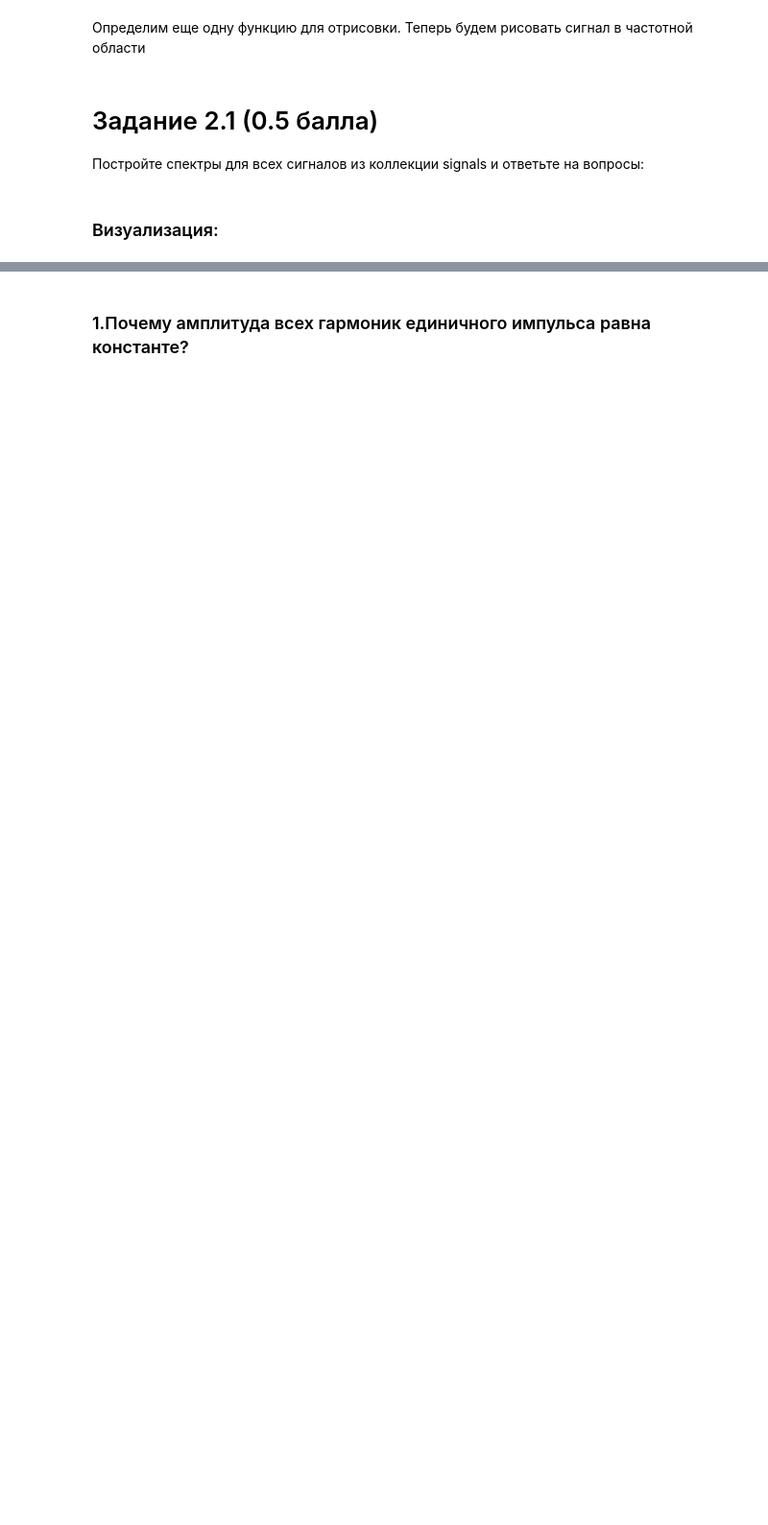
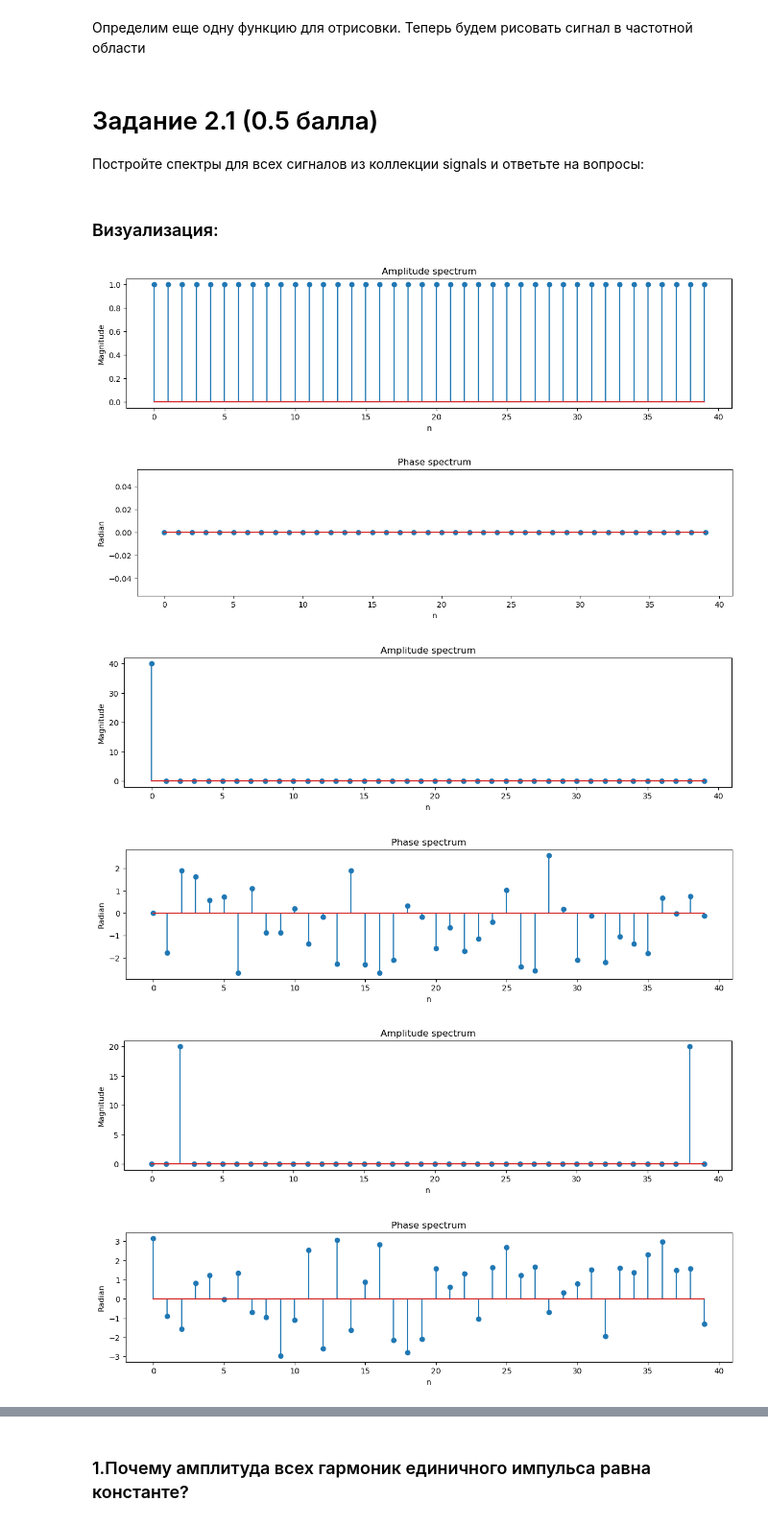
Before and after one commit to YanaSalova/dsp_labs, a Jupyter notebook: lab2.ipynb, the cells around one changed output, grey strips where cells are left out. Shown at 96% size. Saved outputs shown, nothing was run; the diff lists cells and outputs as text; code cells hidden in the pictures; blank space fills up the shorter version.

```diff
--- a/lab2.ipynb
+++ b/lab2.ipynb
@@ -83,3 +85,13 @@ def DFT(x):
+# %%
+def DFT(x):
+    N = len(x)
+    X = np.zeros(N, dtype=complex)
+    for k in range(N):
+        for n in range(N):
+            X[k] += x[n] * np.exp(-2j * np.pi * k * n / N)
+    return X
+
+    raise NotImplementedError()
 # %% [markdown]
 Сравнение с библиотекой scipy
 # %%
@@ -135,17 +176,11 @@ print("All ok!")
 # %%
 #функция построения амплитудного спектра
 def get_amplitude_from_spec(spec):
-    # YOUR CODE HERE
-
-
-    raise NotImplementedError()
+    return np.abs(spec)
 
 #функция построения фазового спектра
 def get_phi_from_spec(spec):
-    # YOUR CODE HERE
-
-
-    raise NotImplementedError()
+     return np.angle(spec)
 # %%
 def check_mean_var(sig, mean=None, var=None):
     if mean is not None and np.mean(sig) != mean:
@@ -226,0 +262,10 @@ def draw_spec(spec, name=None, draw_A=True, draw_p=True, figsize=(14, 3)):
+# %%
+for name, sig in signals.items():
+    draw_spec(DFT(sig))
+# %% [output]
+[figure, added]
+[figure, added]
+[figure, added]
+[figure, added]
+[figure, added]
+[figure, added]
```
Also changed, not shown: parts of 47 cells of this notebook.
